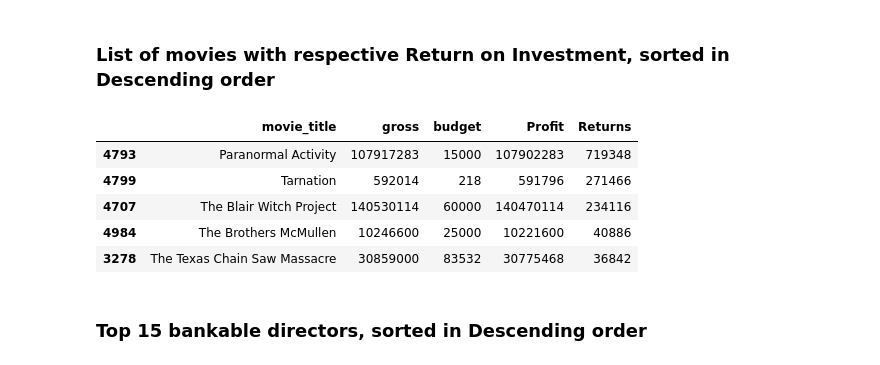
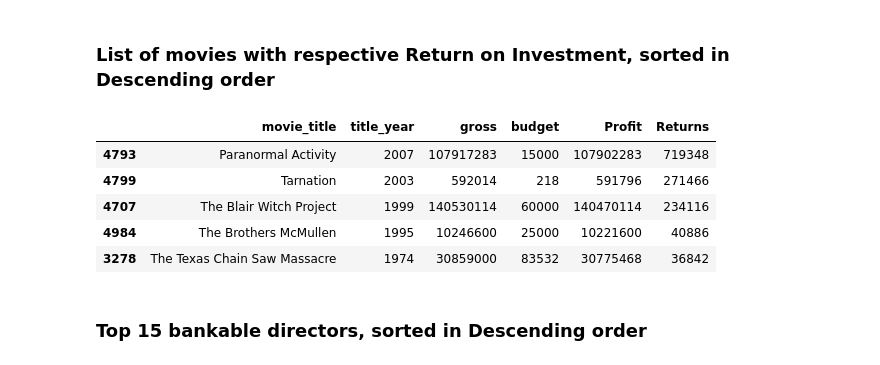
Before and after one commit to divyaaligireddy/IMDB-data-analysis, a Jupyter notebook: IMDB_data_analysis.ipynb, the cells around one changed output. Cells and saved outputs as stored; diff of their text form; code cells hidden in the pictures.

Commit message:
final project

```diff
--- a/IMDB_data_analysis.ipynb
+++ b/IMDB_data_analysis.ipynb
@@ -151,19 +150,19 @@ sns.heatmap(score_likes.corr(), annot=True, cmap="YlGnBu")
 ### List of movies with respective Return on Investment, sorted in Descending order
 # %%
 #The return on investment formula is: ROI = (Net Profit / Cost of Investment) x 100
-movie_returns = movies.loc[:, ['movie_title', 'gross', 'budget']]
+movie_returns = movies.loc[:, ['movie_title', 'title_year', 'gross', 'budget']]
 movie_returns['Profit'] = movie_returns['gross'] - movie_returns['budget']
 movie_returns['Returns'] = (movie_returns['Profit']/movie_returns['budget'])*100
 movie_returns.Returns = movie_returns.Returns.astype(np.int64)
 movie_returns.sort_values('Returns', ascending=False, inplace=True)
 movie_returns.head()
 # %% [output]
-|  | movie_title | gross | budget | Profit | Returns |
-| 4793 | Paranormal Activity | 107917283 | 15000 | 107902283 | 719348 |
-| 4799 | Tarnation | 592014 | 218 | 591796 | 271466 |
-| 4707 | The Blair Witch Project | 140530114 | 60000 | 140470114 | 234116 |
-| 4984 | The Brothers McMullen | 10246600 | 25000 | 10221600 | 40886 |
-| 3278 | The Texas Chain Saw Massacre | 30859000 | 83532 | 30775468 | 36842 |
+|  | movie_title | title_year | gross | budget | Profit | Returns |
+| 4793 | Paranormal Activity | 2007 | 107917283 | 15000 | 107902283 | 719348 |
+| 4799 | Tarnation | 2003 | 592014 | 218 | 591796 | 271466 |
+| 4707 | The Blair Witch Project | 1999 | 140530114 | 60000 | 140470114 | 234116 |
+| 4984 | The Brothers McMullen | 1995 | 10246600 | 25000 | 10221600 | 40886 |
+| 3278 | The Texas Chain Saw Massacre | 1974 | 30859000 | 83532 | 30775468 | 36842 |
 # %% [markdown]
 ### Top 15 bankable directors, sorted in Descending order
 # %%
```
Also changed, not shown: parts of 10 cells of this notebook.
